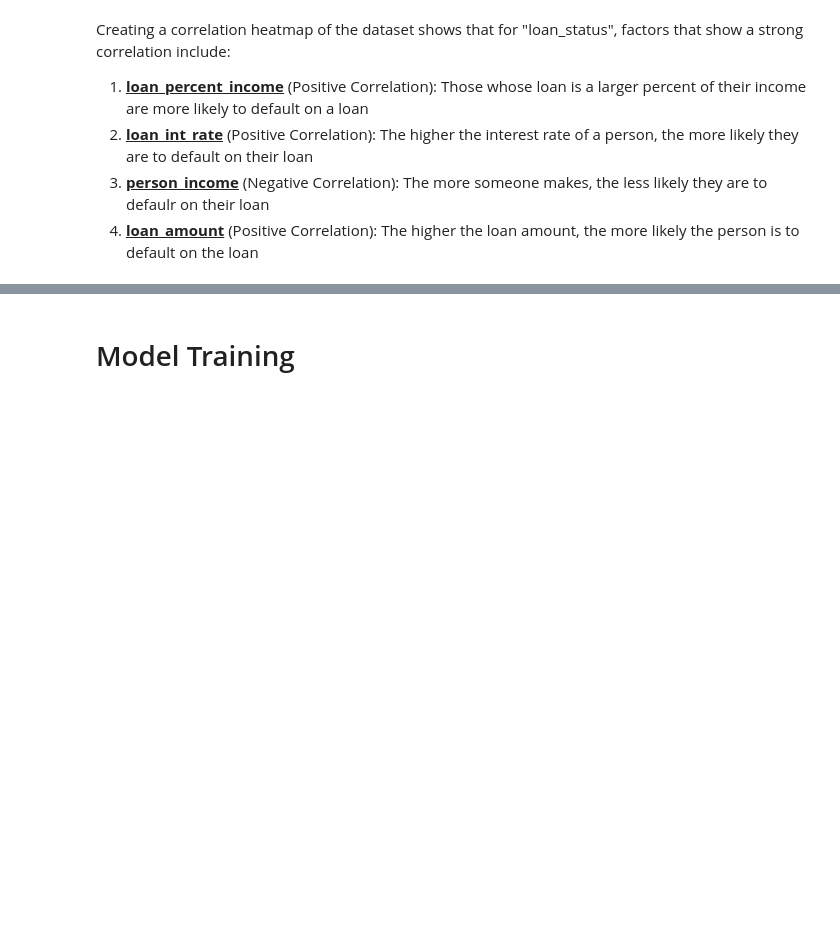
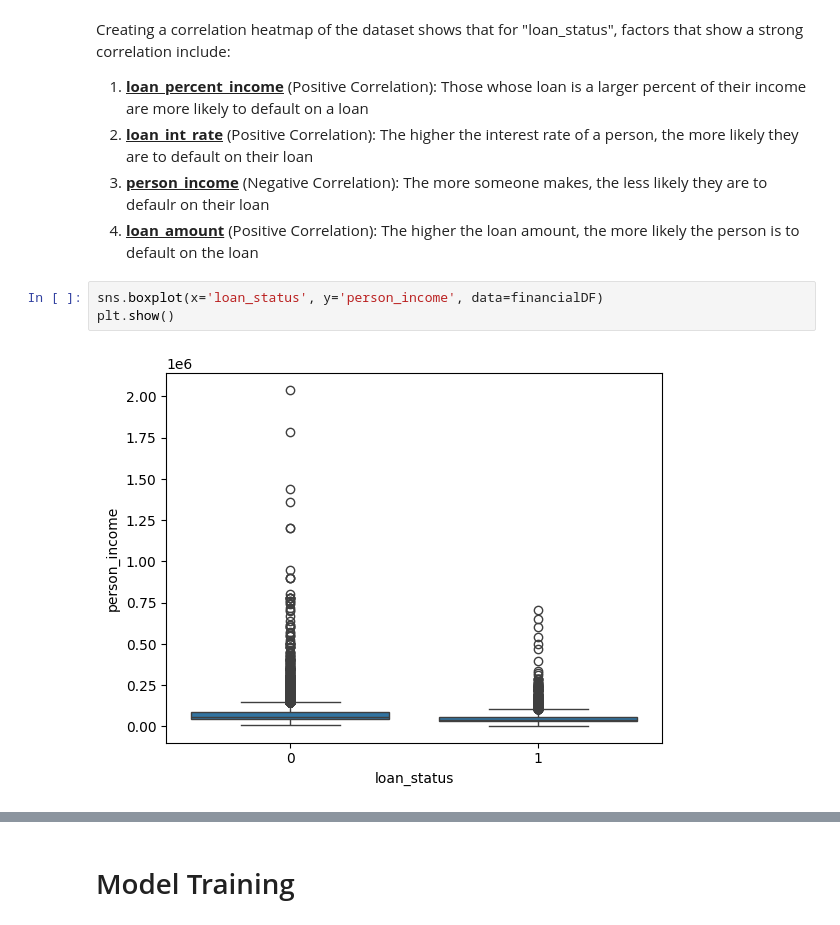
Before and after one commit to OlamideOgunjobi/Loan-Default-Prediction, a Jupyter notebook: notebooks/analyze.ipynb, the cells around one changed output, grey strips where cells are left out. Drawn from its saved outputs; the diff is of its cells as text; blank space fills up the shorter version.

```diff
--- a/notebooks/analyze.ipynb
+++ b/notebooks/analyze.ipynb
@@ -210,3 +211,8 @@ Creating a correlation heatmap of the dataset shows that for "loan_status", fact
 2. <u><b>loan_int_rate</b></u> (Positive Correlation): The higher the interest rate of a person, the more likely they are to default on their loan
 3. <u><b>person_income</b></u> (Negative Correlation): The more someone makes, the less likely they are to defaulr on their loan
 4. <u><b>loan_amount</b></u> (Positive Correlation): The higher the loan amount, the more likely the person is to default on the loan
+# %%
+sns.boxplot(x='loan_status', y='person_income', data=financialDF)
+plt.show()
+# %% [output]
+[figure, added]
```
Also changed, not shown: parts of 21 cells of this notebook.
